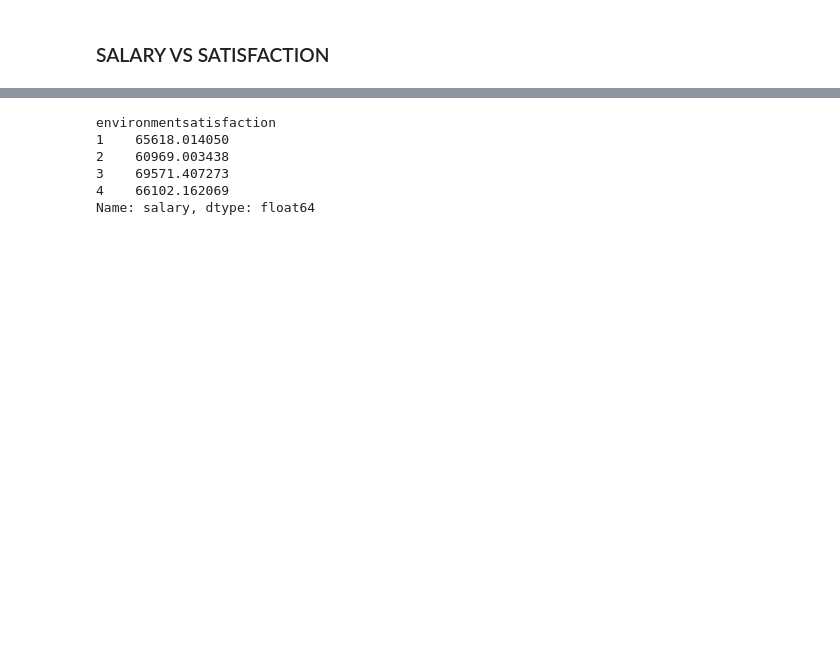
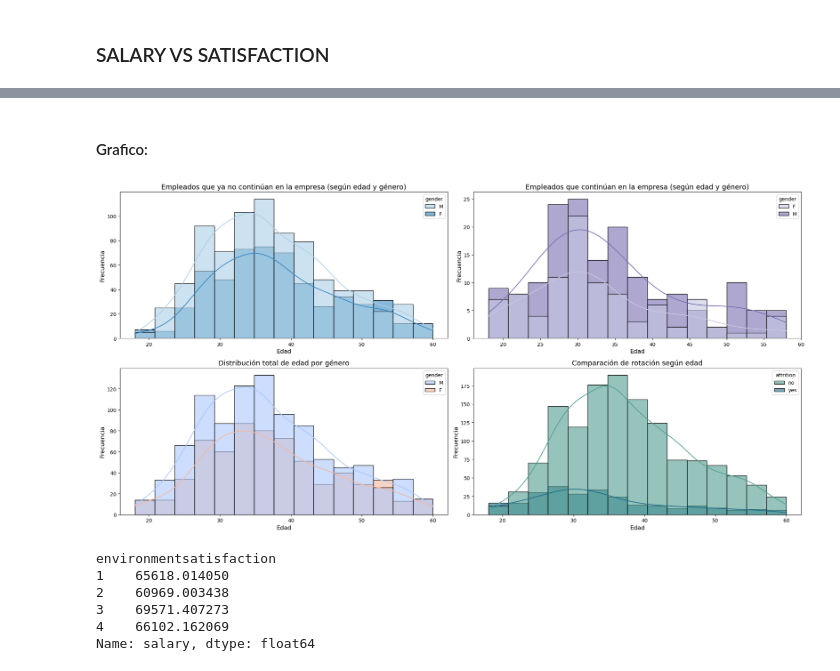
Before and after one commit to ArianaPapantonio/Final_project_module_3, a Jupyter notebook: Fase_4_AB_testing/AB_testing.ipynb, the cells around one changed output, grey strips where cells are left out. Drawn from its saved outputs; the diff is of its cells as text; code cells hidden in the pictures; blank space fills up the shorter version.

```diff
--- a/Fase_4_AB_testing/AB_testing.ipynb
+++ b/Fase_4_AB_testing/AB_testing.ipynb
@@ -307,3 +388,83 @@ plt.show()
+# %% [markdown]
+#### Grafico:
+# %%
+import matplotlib.pyplot as plt
+import seaborn as sns
+
+# Crear los subgráficos
+figs, axes = plt.subplots(nrows=2, ncols=2, figsize=(20, 10))
+
+# Filtrar los datos para quienes se fueron y quienes se quedaron
+age_attrition_no = df[df['attrition'] == 'no']
+age_attrition_yes = df[df['attrition'] == 'yes']
+
+# Gráfico 1: Personal que ha dejado la empresa según edad y género
+sns.histplot(
+    data=age_attrition_no,
+    x='age',
+    bins=15,  # Aumento los bins para mayor detalle
+    kde=True,
+    hue='gender',
+    ax=axes[0, 0],
+    palette='Blues',  # Paleta de tonos azules
+    alpha=0.6
+)
+axes[0, 0].set_title("Empleados que ya no continúan en la empresa (según edad y género)", fontsize=14)
+axes[0, 0].set_xlabel("Edad", fontsize=12)
+axes[0, 0].set_ylabel("Frecuencia", fontsize=12)
+
+# Gráfico 2: Personal que permanece en la empresa según edad y género
+sns.histplot(
+    data=age_attrition_yes,
+    x='age',
+    bins=15,
+    kde=True,
+    hue='gender',
+    ax=axes[0, 1],
+    palette='Purples',  # Paleta de tonos morados
+    alpha=0.6
+)
+axes[0, 1].set_title("Empleados que continúan en la empresa (según edad y género)", fontsize=14)
+axes[0, 1].set_xlabel("Edad", fontsize=12)
+axes[0, 1].set_ylabel("Frecuencia", fontsize=12)
+
+# Gráfico 3: Distribución total de edad por género
+sns.histplot(
+    data=df,
+    x='age',
+    bins=15,
+    kde=True,
+    hue='gender',
+    ax=axes[1, 0],
+    palette='coolwarm',  # Paleta cálida y fría
+    alpha=0.6
+)
+axes[1, 0].set_title("Distribución total de edad por género", fontsize=14)
+axes[1, 0].set_xlabel("Edad", fontsize=12)
+axes[1, 0].set_ylabel("Frecuencia", fontsize=12)
+
+# Gráfico 4: Personal que ha dejado o permanece en la empresa según edad
+sns.histplot(
+    data=df,
+    x='age',
+    bins=15,
+    kde=True,
+    hue='attrition',  # Mostrar la comparación de attrition (si se fue o no)
+    ax=axes[1, 1],
+    palette='crest',  # Paleta de colores más cálida y atractiva
+    alpha=0.6
+)
+axes[1, 1].set_title("Comparación de rotación según edad", fontsize=14)
+axes[1, 1].set_xlabel("Edad", fontsize=12)
+axes[1, 1].set_ylabel("Frecuencia", fontsize=12)
+
+# Ajustar el diseño para evitar el solapamiento de los gráficos
+plt.tight_layout()
+
+# Mostrar los gráficos
+plt.show()
+# %% [output]
+[figure, added]
 # %%
 ## Calculamos salario medio:
 # %%
```
Also changed, not shown: parts of 22 cells of this notebook.
